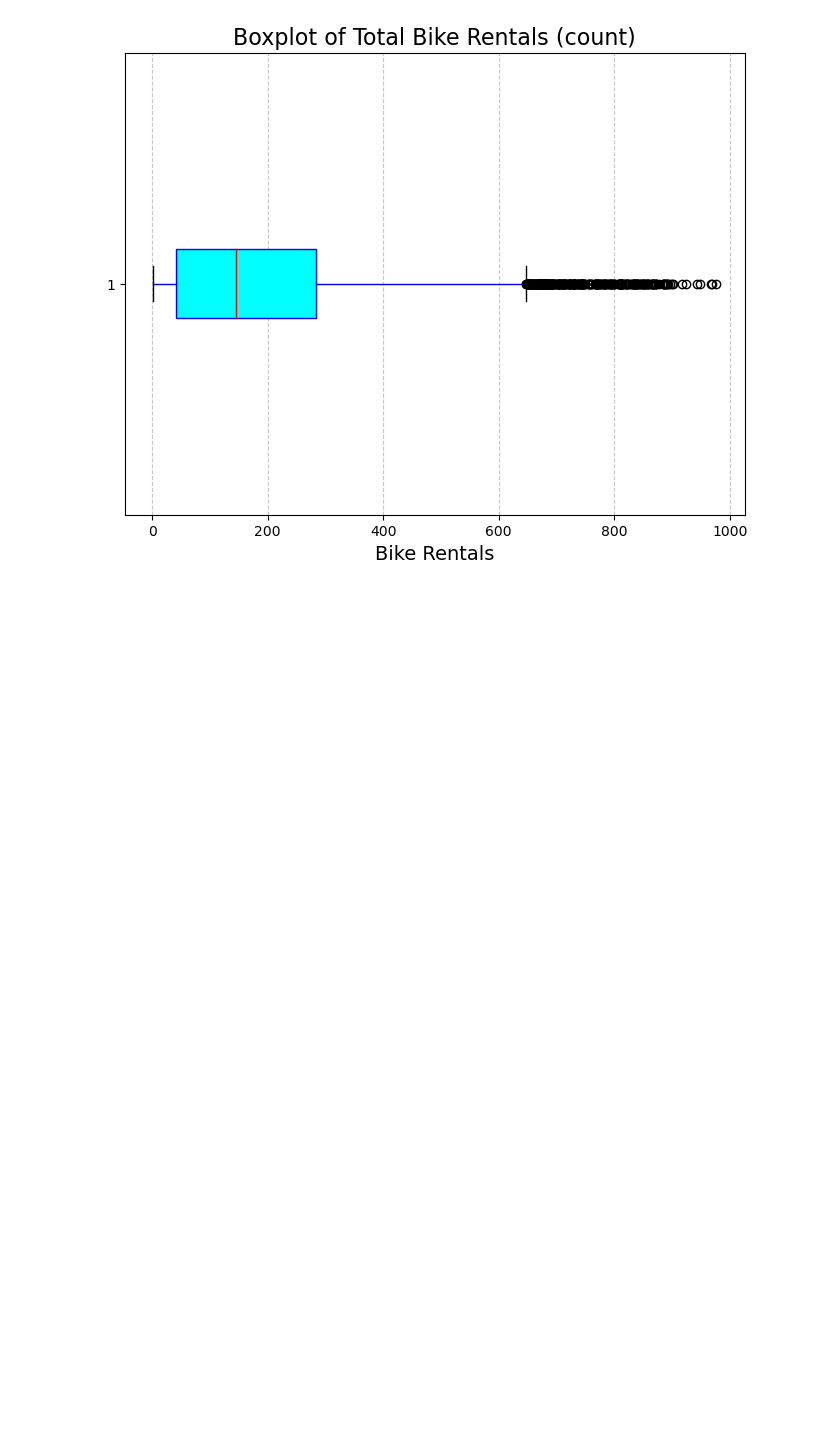
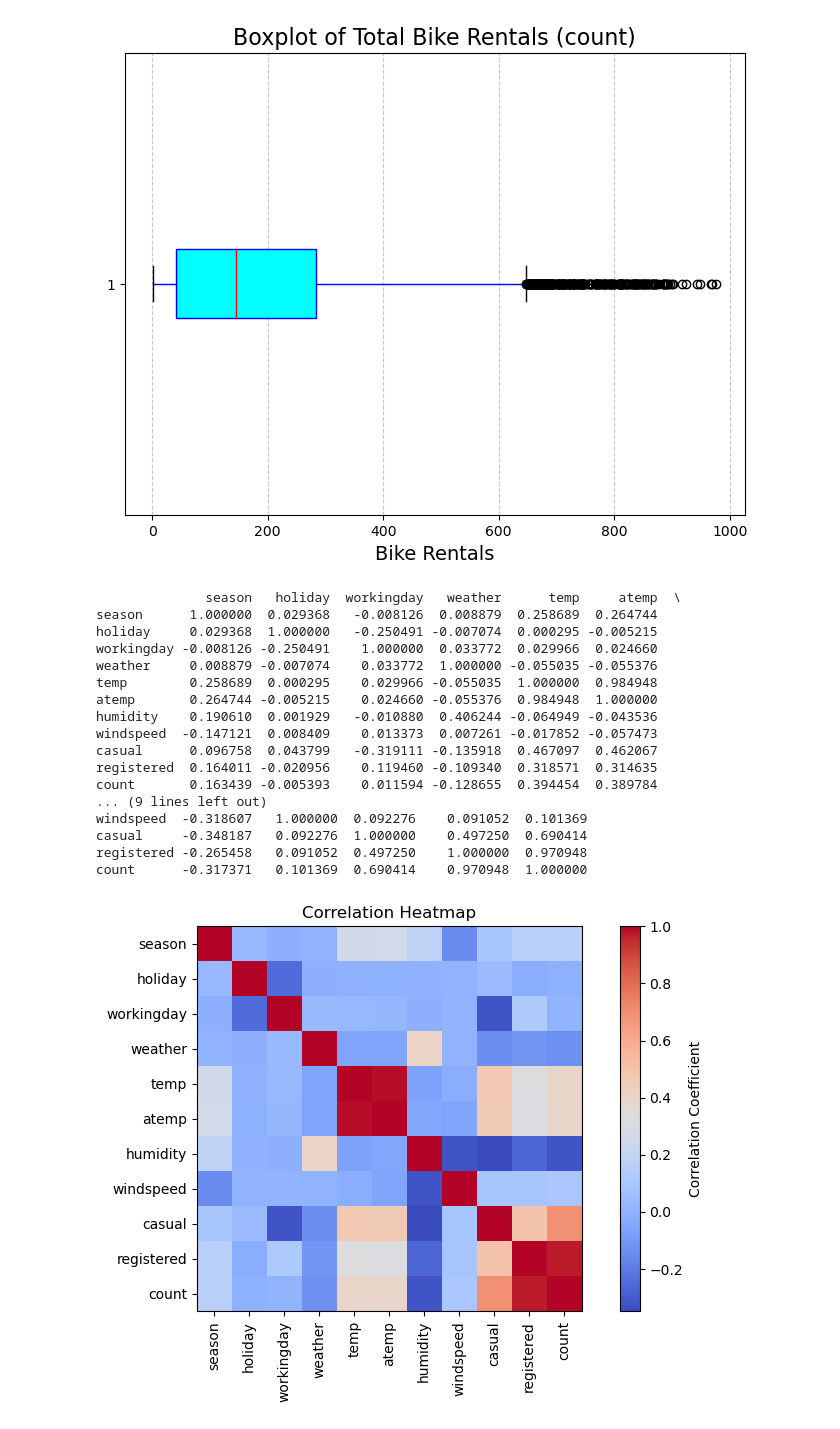
Before and after one commit to ahmedSakka/Bike-Sharing-Demand-Prediction, a Jupyter notebook: BikeSharingDemandsPrediction.ipynb, the cells around one changed output. Saved outputs shown, nothing was run; the diff lists cells and outputs as text; code cells hidden in the pictures; blank space fills up the shorter version.

Commit message:
Created the correlation matrix and visualized it using a heatmap

```diff
--- a/BikeSharingDemandsPrediction.ipynb
+++ b/BikeSharingDemandsPrediction.ipynb
@@ -82,3 +82,34 @@ plt.show()
 # %% [output]
 [figure]
 [figure]
+# %%
+# Correlation Analysis
+correlation_matrix = df.corr()
+print(correlation_matrix)
+
+plt.figure(figsize=(10, 5))
+plt.imshow(correlation_matrix, cmap='coolwarm', interpolation='none')
+plt.colorbar(label='Correlation Coefficient')
+plt.xticks(range(len(correlation_matrix.columns)), correlation_matrix.columns, rotation= 90)
+plt.yticks(range(len(correlation_matrix.columns)), correlation_matrix.columns)
+plt.title('Correlation Heatmap')
+plt.show()
+# %% [output]
+              season   holiday  workingday   weather      temp     atemp  \
+season      1.000000  0.029368   -0.008126  0.008879  0.258689  0.264744
+holiday     0.029368  1.000000   -0.250491 -0.007074  0.000295 -0.005215
+workingday -0.008126 -0.250491    1.000000  0.033772  0.029966  0.024660
+weather     0.008879 -0.007074    0.033772  1.000000 -0.055035 -0.055376
+temp        0.258689  0.000295    0.029966 -0.055035  1.000000  0.984948
+atemp       0.264744 -0.005215    0.024660 -0.055376  0.984948  1.000000
+humidity    0.190610  0.001929   -0.010880  0.406244 -0.064949 -0.043536
+windspeed  -0.147121  0.008409    0.013373  0.007261 -0.017852 -0.057473
+casual      0.096758  0.043799   -0.319111 -0.135918  0.467097  0.462067
+registered  0.164011 -0.020956    0.119460 -0.109340  0.318571  0.314635
+count       0.163439 -0.005393    0.011594 -0.128655  0.394454  0.389784
+... (9 lines left out)
+windspeed  -0.318607   1.000000  0.092276    0.091052  0.101369
+casual     -0.348187   0.092276  1.000000    0.497250  0.690414
+registered -0.265458   0.091052  0.497250    1.000000  0.970948
+count      -0.317371   0.101369  0.690414    0.970948  1.000000
+[figure, added]
```
